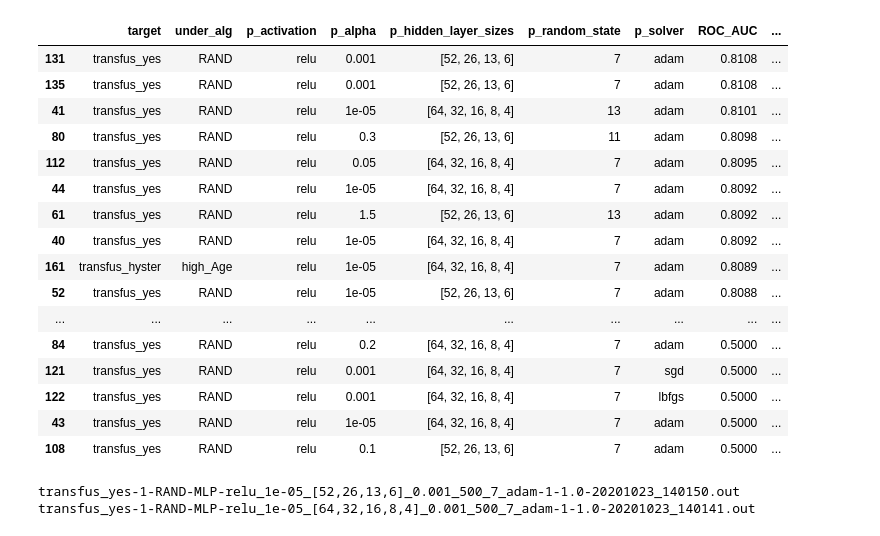
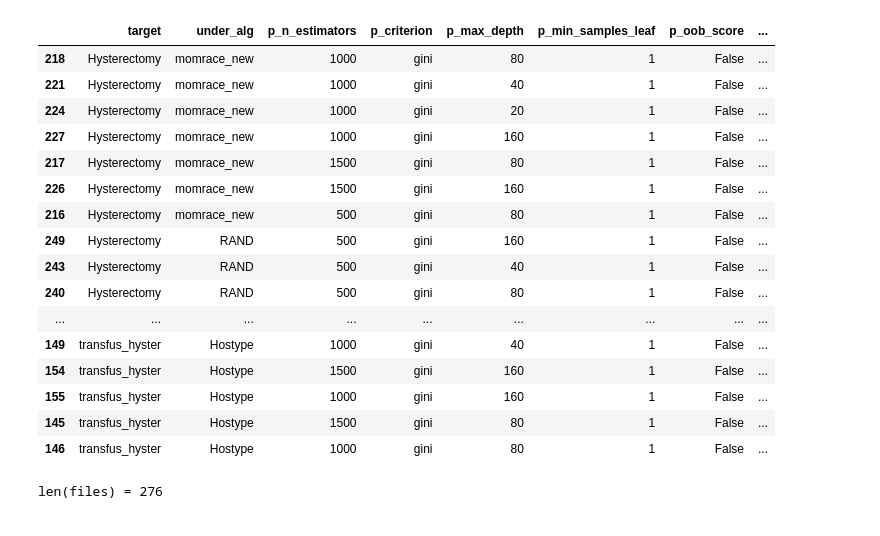
Before and after one commit to lhncbc/MFM_bopf, a Jupyter notebook: src/multi_predict/spread_coeffs_combo.ipynb, the cells around one changed output. Cells and saved outputs as stored; diff of their text form; code cells hidden in the pictures.

```diff
--- a/src/multi_predict/spread_coeffs_combo.ipynb
+++ b/src/multi_predict/spread_coeffs_combo.ipynb
@@ -7,13 +7,30 @@ import glob
 pd.options.display.max_columns = None
 pd.options.display.max_rows = None
 
-os.chdir('/slurm_storage/mbopf/projects/MFM_bopf/src/multi_predict/MLP/output')
+inpath = '/slurm_storage/mbopf/projects/MFM_bopf/src/multi_predict/'
+outpath = '/MFMDatasets/MFM_bopf/src/multi_predict/results/'
+
+#alg = "SVC"
+#alg_cols = ['target','under_alg','p_C','p_kernel','p_degree','seed','ROC_AUC','MCC']
+#alg = "MLP"
+#alg_cols = ['target','under_alg','p_activation','p_alpha','p_hidden_layer_sizes','p_random_state','p_solver','ROC_AUC','MCC']
+alg = "RF"
+alg_cols = ['target','under_alg','p_n_estimators','p_criterion','p_max_depth','p_min_samples_leaf','p_oob_score','ROC_AUC','MCC']
+
+ext = '.csv'
+os.chdir(inpath + alg + '/output')
+files = glob.glob("*-" + alg + "-*" + ext)
+results_df = pd.DataFrame()
+
+#os.chdir('/slurm_storage/mbopf/projects/MFM_bopf/src/multi_predict/MLP/output')
+#os.chdir('/slurm_storage/mbopf/projects/MFM_bopf/src/multi_predict/SVC/output')
 #os.chdir('/MFMDatasets/MFM_bopf/src/multi_predict/NB/output')
-results_df = pd.DataFrame()
 #files = glob.glob("*-NB-*.csv")
-files = glob.glob("*-MLP-*.csv")
+#files = glob.glob("*-MLP-*.csv")
+#files = glob.glob("*-SVC-*.csv")
 #files = glob.glob("transfus_yes*-MLP-*.csv")
 #files = glob.glob("transfus_yes*-MLP-*]_0.*_500*.csv")
 #files = glob.glob("transfus_hyster*-MLP-*.csv")
 #files = glob.glob("transfus_yes*-MLP-*.csv")
 #files = glob.glob("transfus_yes*-MLP-*.csv")
+len(files)
@@ -66,26 +97,23 @@ transfus_yes-1-RAND-MLP-relu_1e-05_[52,26,13,6]_0.001_500_7_adam-1-1.0-20201023_
 # %%
 results_T = results_df.T
 results_T.sort_values(by=['ROC_AUC'], ascending=False, inplace=True)
-small = results_T[['target','under_alg','p_activation','p_alpha','p_hidden_layer_sizes','p_random_state','p_solver','ROC_AUC','MCC']]
-#small['p_alpha'] = pd.to_numeric(small['p_alpha'])
-#small.sort_values(by=['p_alpha'], inplace=True)
-#small.sort_values(by=['under_alg','p_alpha'], ascending=False, inplace=True)
+small = results_T[alg_cols]
 small
 # %% [output]
-|  | target | under_alg | p_activation | p_alpha | p_hidden_layer_sizes | p_random_state | p_solver | ROC_AUC | ... |
-| 131 | transfus_yes | RAND | relu | 0.001 | [52, 26, 13, 6] | 7 | adam | 0.8108 | ... |
-| 135 | transfus_yes | RAND | relu | 0.001 | [52, 26, 13, 6] | 7 | adam | 0.8108 | ... |
-| 41 | transfus_yes | RAND | relu | 1e-05 | [64, 32, 16, 8, 4] | 13 | adam | 0.8101 | ... |
-| 80 | transfus_yes | RAND | relu | 0.3 | [52, 26, 13, 6] | 11 | adam | 0.8098 | ... |
-| 112 | transfus_yes | RAND | relu | 0.05 | [64, 32, 16, 8, 4] | 7 | adam | 0.8095 | ... |
-| 44 | transfus_yes | RAND | relu | 1e-05 | [64, 32, 16, 8, 4] | 7 | adam | 0.8092 | ... |
-| 61 | transfus_yes | RAND | relu | 1.5 | [52, 26, 13, 6] | 13 | adam | 0.8092 | ... |
-| 40 | transfus_yes | RAND | relu | 1e-05 | [64, 32, 16, 8, 4] | 7 | adam | 0.8092 | ... |
-| 161 | transfus_hyster | high_Age | relu | 1e-05 | [64, 32, 16, 8, 4] | 7 | adam | 0.8089 | ... |
-| 52 | transfus_yes | RAND | relu | 1e-05 | [52, 26, 13, 6] | 7 | adam | 0.8088 | ... |
-| ... | ... | ... | ... | ... | ... | ... | ... | ... | ... |
-| 84 | transfus_yes | RAND | relu | 0.2 | [64, 32, 16, 8, 4] | 7 | adam | 0.5000 | ... |
-| 121 | transfus_yes | RAND | relu | 0.001 | [64, 32, 16, 8, 4] | 7 | sgd | 0.5000 | ... |
-| 122 | transfus_yes | RAND | relu | 0.001 | [64, 32, 16, 8, 4] | 7 | lbfgs | 0.5000 | ... |
-| 43 | transfus_yes | RAND | relu | 1e-05 | [64, 32, 16, 8, 4] | 7 | adam | 0.5000 | ... |
-| 108 | transfus_yes | RAND | relu | 0.1 | [52, 26, 13, 6] | 7 | adam | 0.5000 | ... |
+|  | target | under_alg | p_n_estimators | p_criterion | p_max_depth | p_min_samples_leaf | p_oob_score | ... |
+| 218 | Hysterectomy | momrace_new | 1000 | gini | 80 | 1 | False | ... |
+| 221 | Hysterectomy | momrace_new | 1000 | gini | 40 | 1 | False | ... |
+| 224 | Hysterectomy | momrace_new | 1000 | gini | 20 | 1 | False | ... |
+| 227 | Hysterectomy | momrace_new | 1000 | gini | 160 | 1 | False | ... |
+| 217 | Hysterectomy | momrace_new | 1500 | gini | 80 | 1 | False | ... |
+| 226 | Hysterectomy | momrace_new | 1500 | gini | 160 | 1 | False | ... |
+| 216 | Hysterectomy | momrace_new | 500 | gini | 80 | 1 | False | ... |
+| 249 | Hysterectomy | RAND | 500 | gini | 160 | 1 | False | ... |
+| 243 | Hysterectomy | RAND | 500 | gini | 40 | 1 | False | ... |
+| 240 | Hysterectomy | RAND | 500 | gini | 80 | 1 | False | ... |
+| ... | ... | ... | ... | ... | ... | ... | ... | ... |
+| 149 | transfus_hyster | Hostype | 1000 | gini | 40 | 1 | False | ... |
+| 154 | transfus_hyster | Hostype | 1500 | gini | 160 | 1 | False | ... |
+| 155 | transfus_hyster | Hostype | 1000 | gini | 160 | 1 | False | ... |
+| 145 | transfus_hyster | Hostype | 1500 | gini | 80 | 1 | False | ... |
+| 146 | transfus_hyster | Hostype | 1000 | gini | 80 | 1 | False | ... |
@@ -108,11 +131,12 @@ files = glob.glob("*-MLP-*.out")
 # %%
-files.sort()
+files = sorted(files, reverse=True)
 for i in range(len(files)-1):
+    #print(f'i={i}; file={files[i]}')
     if files[i][:-20] == files[i+1][:-20]:
         print(f'{files[i]}')
+print(f'len(files) = {len(files)}')
 # %% [output]
-transfus_yes-1-RAND-MLP-relu_1e-05_[52,26,13,6]_0.001_500_7_adam-1-1.0-20201023_140150.out
-transfus_yes-1-RAND-MLP-relu_1e-05_[64,32,16,8,4]_0.001_500_7_adam-1-1.0-20201023_140141.out
+len(files) = 276
 # %%
 from tokenize import tokenize
 
```
Also changed, not shown: parts of 15 cells of this notebook, 2 other files.
